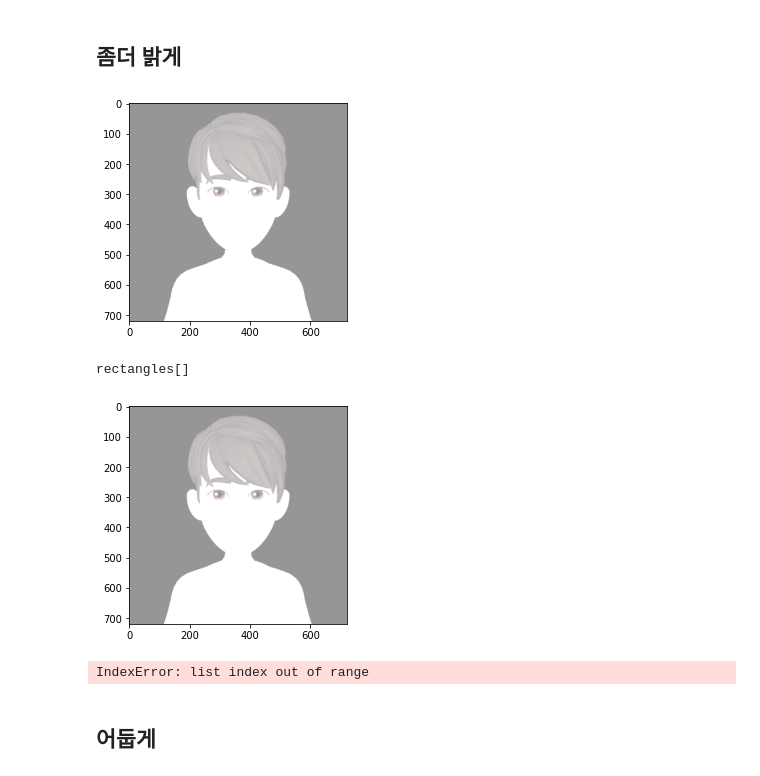
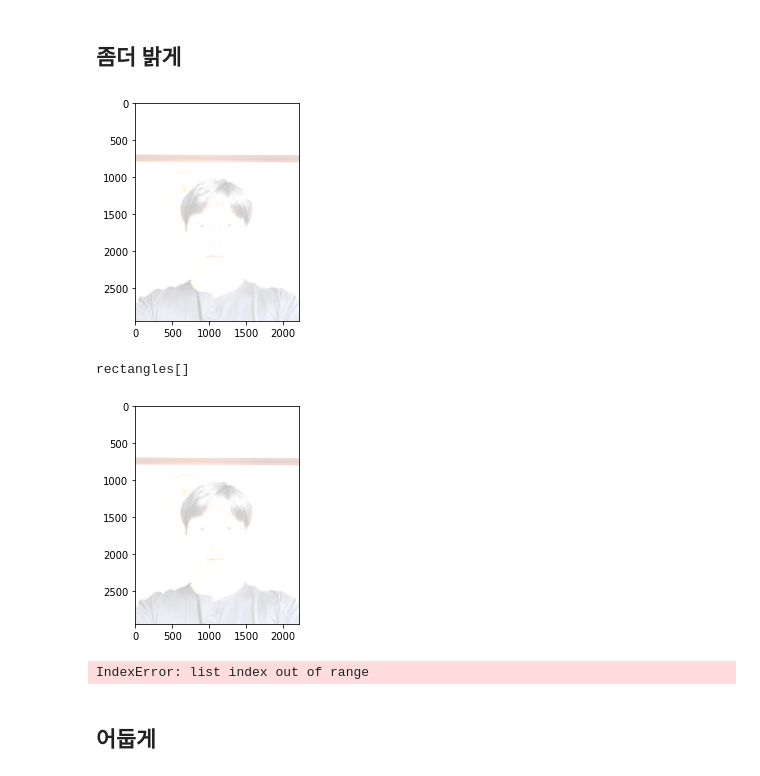
Before and after one commit to JHyeok-Choi/AIFFEL, a Jupyter notebook: [E-07]Face_Detection.ipynb, the cells around one changed output. Drawn from its saved outputs; the diff is of its cells as text; code cells hidden in the pictures.

```diff
--- a/[E-07]Face_Detection.ipynb
+++ b/[E-07]Face_Detection.ipynb
@@ -8,7 +8,7 @@ import numpy as np
 # %% [markdown]
 ## 스티커 구하기 or 만들기
 # %%
-my_image_path = './images/AREmoji_front.png'
+my_image_path = './images/front.jpg'
 img_bgr = cv2.imread(my_image_path)
 img_show = img_bgr.copy() # 출력용 이미지를 따로 보관.
 img_bgr_copy = img_bgr.copy()
@@ -250,13 +252,13 @@ rectangles[[(230, 231) (498, 498)]]
 # %% [markdown]
 ## 좀더 밝게
 # %%
-blighter = np.full(img_bgr.shape, (150, 150, 150), dtype=np.uint8)
+blighter = np.full(img_bgr.shape, (200, 200, 200), dtype=np.uint8)
 img_bgr_b = cv2.add(img_bgr_copy, blighter)
 sticker_image_generator(img_bgr_b)
 # %% [output]
-[figure, old version]
+[figure, new version]
 rectangles[]
-[figure, old version]
+[figure, new version]
 IndexError: list index out of range
 # %% [markdown]
 ## 어둡게
```
Also changed, not shown: parts of 27 cells of this notebook.
